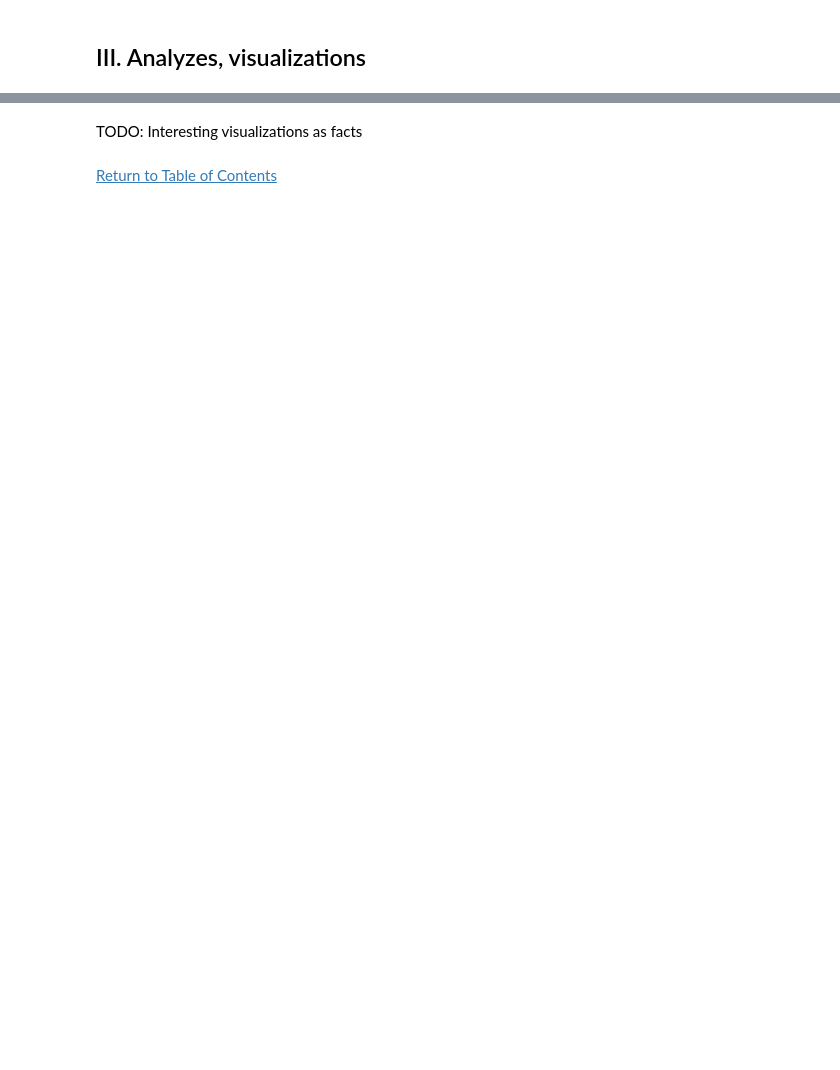
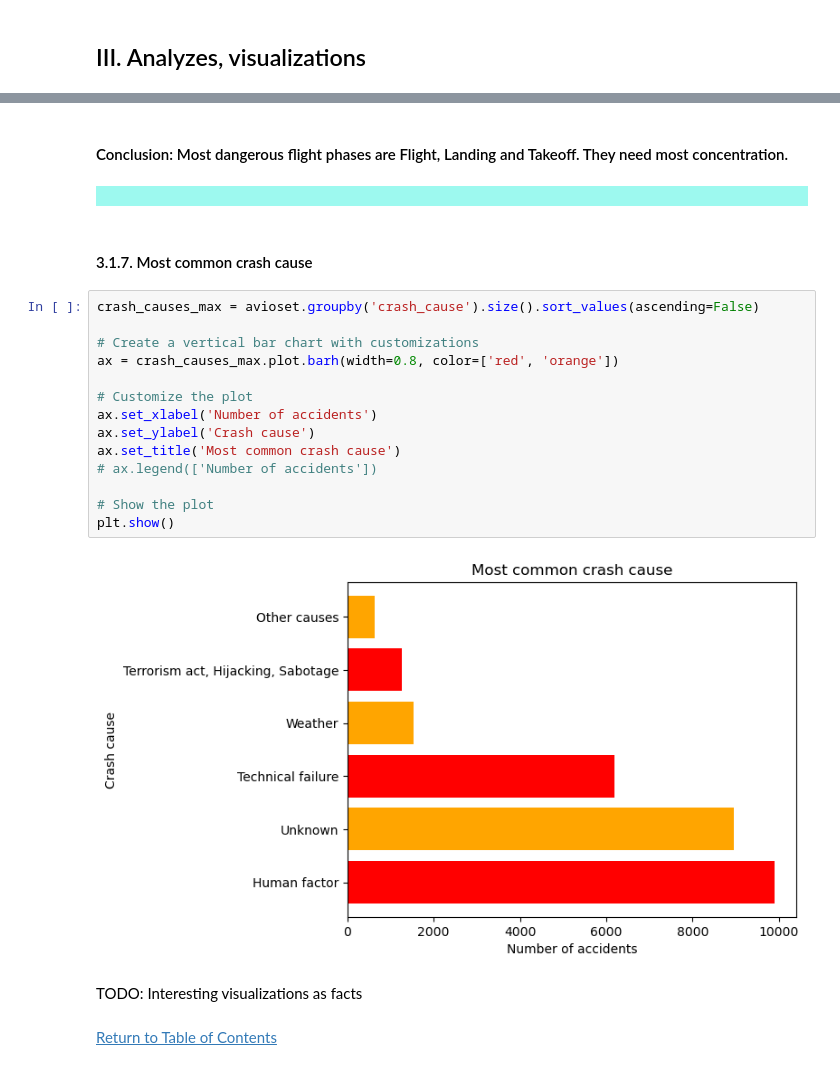
Before and after one commit to petiatodorova/Accidents-in-Aviation-Analysis, a Jupyter notebook: Dataset_1_AAB.ipynb, the cells around one changed output, grey strips where cells are left out. Cells and saved outputs as stored; diff of their text form; blank space fills up the shorter version.

Commit message:
Crash causes.

```diff
--- a/Dataset_1_AAB.ipynb
+++ b/Dataset_1_AAB.ipynb
@@ -1511,3 +1511,25 @@ plt.show()
+# %% [markdown]
+#### Conclusion: Most dangerous flight phases are Flight, Landing and Takeoff. They need most concentration.
+# %% [markdown]
+<div style="background-color: #9df9ef; padding: 10px;"></div>
+# %% [markdown]
+#### 3.1.7. Most common crash cause <a id="3-1-7">
+# %%
+crash_causes_max = avioset.groupby('crash_cause').size().sort_values(ascending=False)
+
+# Create a vertical bar chart with customizations
+ax = crash_causes_max.plot.barh(width=0.8, color=['red', 'orange'])
+
+# Customize the plot
+ax.set_xlabel('Number of accidents')
+ax.set_ylabel('Crash cause')
+ax.set_title('Most common crash cause')
+# ax.legend(['Number of accidents'])
+
+# Show the plot
+plt.show()
+# %% [output]
+[figure, added]
 # %% [markdown]
 TODO:
 Interesting visualizations as facts
```
Also changed, not shown: parts of 132 cells of this notebook.
